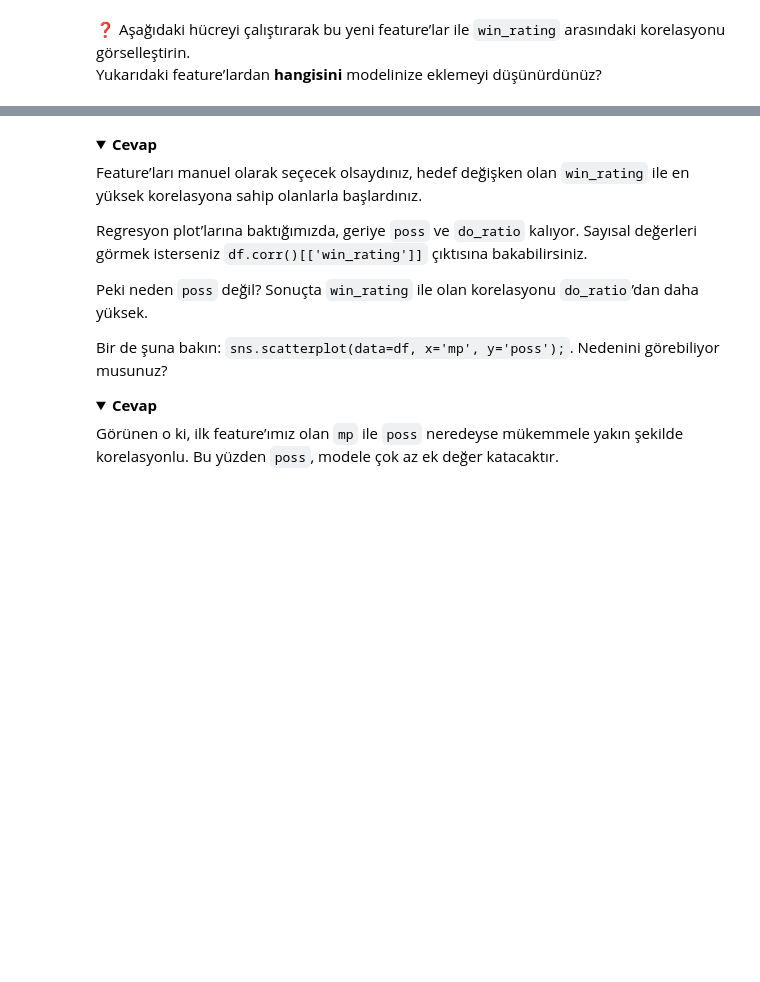
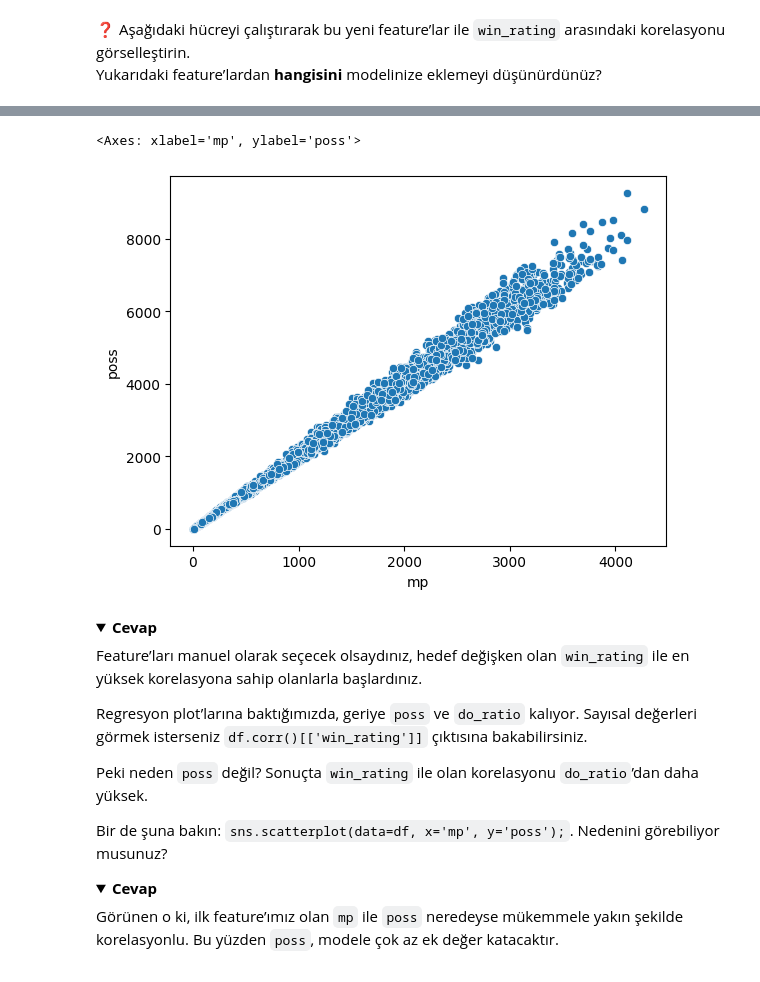
Before and after one commit to gunay-ozsoy/S16D1-S-data-linear-regression, a Jupyter notebook: Linear_Regression.ipynb, the cells around one changed output, grey strips where cells are left out. Saved outputs shown, nothing was run; the diff lists cells and outputs as text; code cells hidden in the pictures; folded sections open; blank space fills up the shorter version.

```diff
--- a/Linear_Regression.ipynb
+++ b/Linear_Regression.ipynb
@@ -223,3 +329,8 @@ plt.show()
+# %%
+sns.scatterplot(data=df, x='mp', y='poss')
+# %% [output]
+<Axes: xlabel='mp', ylabel='poss'>
+[figure, added]
 # %% [markdown]
 <details>
   <summary markdown='span'><strong>Cevap</strong></summary>
```
Also changed, not shown: parts of 20 cells of this notebook.
